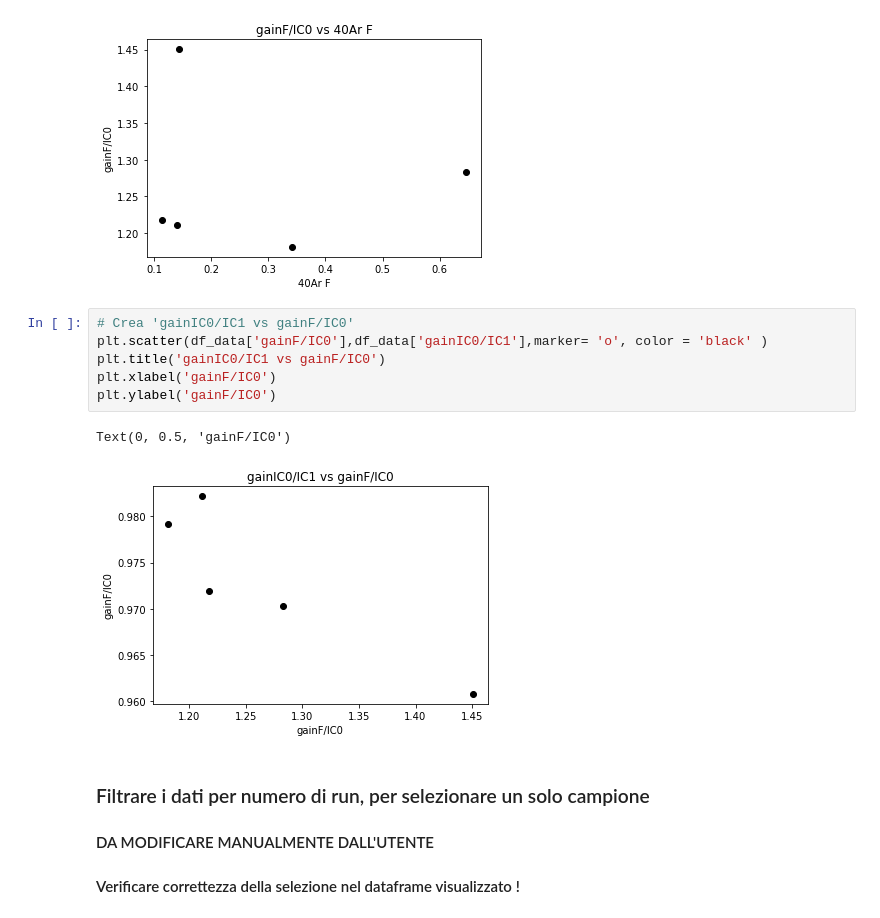
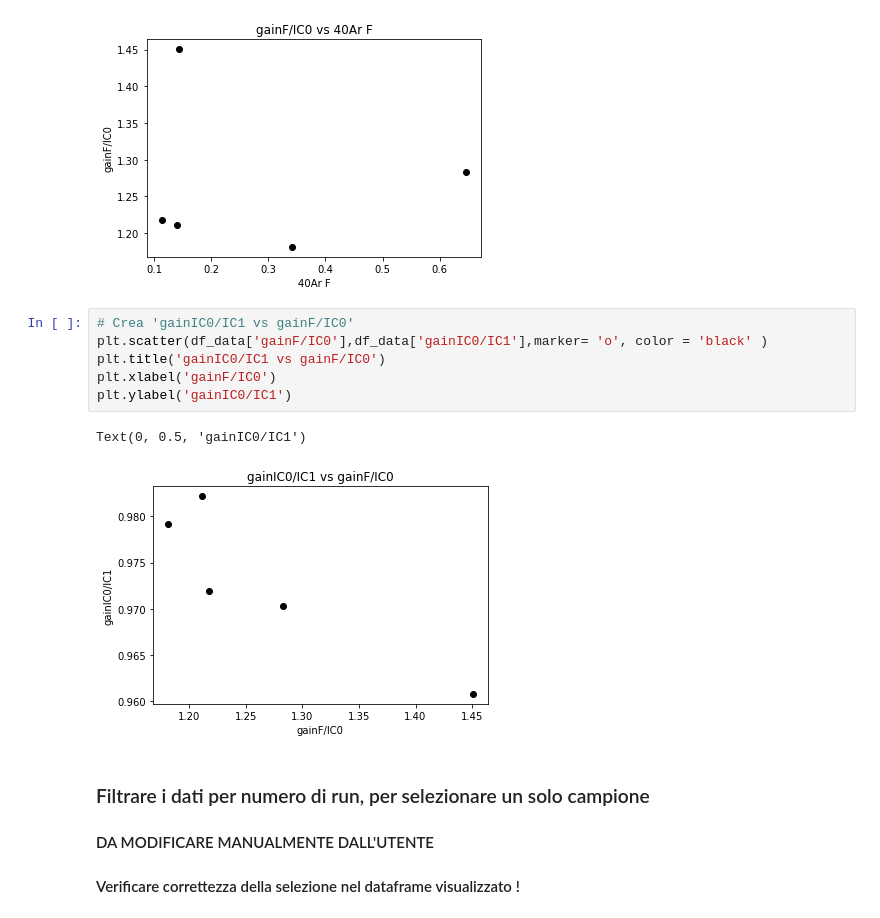
Before and after one commit to gecos-lab/PyCalcolAr, a Jupyter notebook: notebooks/PyCalcolAr_working.ipynb, the cells around one changed output. Saved outputs shown, nothing was run; the diff lists cells and outputs as text.

```diff
--- a/notebooks/PyCalcolAr_working.ipynb
+++ b/notebooks/PyCalcolAr_working.ipynb
@@ -250,12 +250,12 @@ Text(0, 0.5, 'gainF/IC0')
 # %%
 # Crea 'gainIC0/IC1 vs gainF/IC0'
 plt.scatter(df_data['gainF/IC0'],df_data['gainIC0/IC1'],marker= 'o', color = 'black' )
 plt.title('gainIC0/IC1 vs gainF/IC0')
 plt.xlabel('gainF/IC0')
-plt.ylabel('gainF/IC0')
+plt.ylabel('gainIC0/IC1')
 # %% [output]
-Text(0, 0.5, 'gainF/IC0')
+Text(0, 0.5, 'gainIC0/IC1')
-[figure, old version]
+[figure, new version]
 # %% [markdown]
 ### Filtrare i dati per numero di run, per selezionare un solo campione
 #### DA MODIFICARE MANUALMENTE DALL'UTENTE
```
Also changed, not shown: parts of 85 cells of this notebook.
